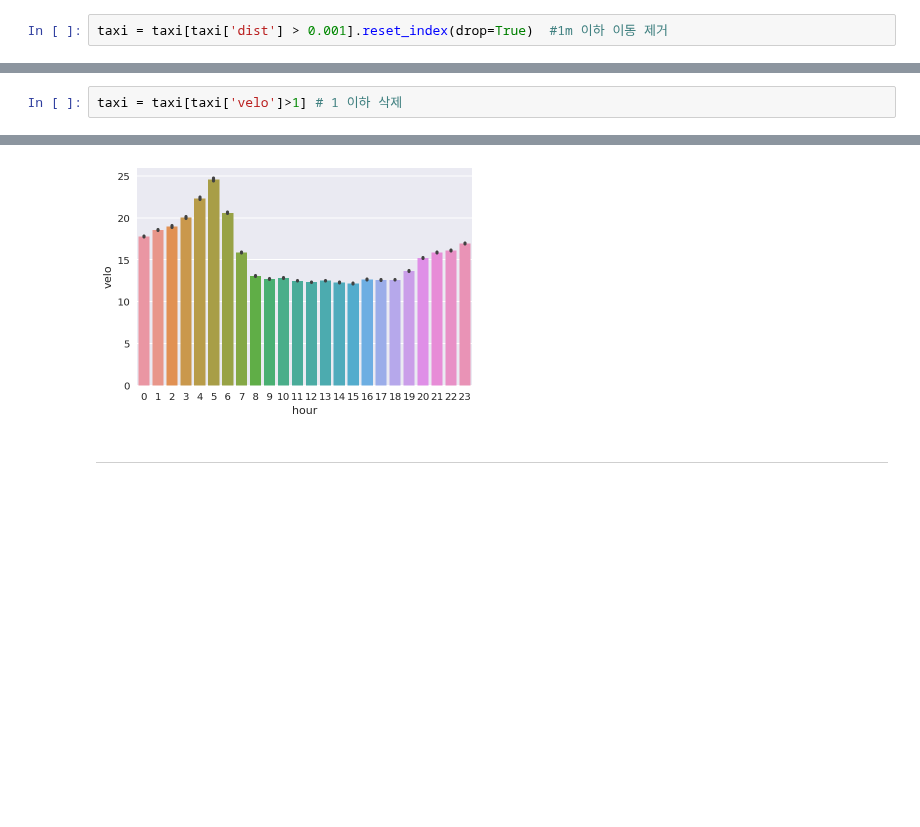
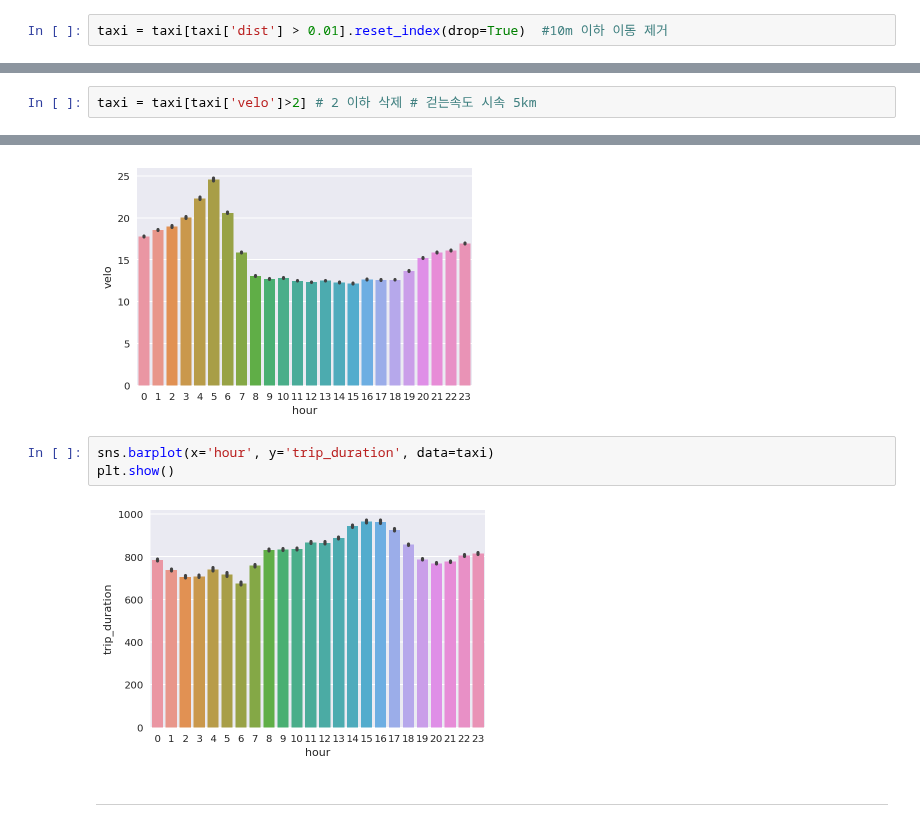
Before and after one commit to Moons08/dss-project-taxi, a Jupyter notebook: Mk/EDA_mk.ipynb, the cells around one changed output, grey strips where cells are left out. Cells and saved outputs as stored; diff of their text form; blank space fills up the shorter version.

```diff
--- a/Mk/EDA_mk.ipynb
+++ b/Mk/EDA_mk.ipynb
@@ -120,5 +120,5 @@ len(taxi['dist'][taxi['dist'] < 0.001])  #1m 이하 이동
 # %%
-taxi = taxi[taxi['dist'] > 0.001].reset_index(drop=True)  #1m 이하 이동 제거
+taxi = taxi[taxi['dist'] > 0.01].reset_index(drop=True)  #10m 이하 이동 제거
 # %%
 len(taxi)
 # %% [output]
@@ -135,7 +135,7 @@ plt.scatter(taxi['velo'], taxi.index, s=0.05)
 <matplotlib.collections.PathCollection at 0x...>
 [figure]
 # %%
-taxi = taxi[taxi['velo']>1] # 1 이하 삭제
+taxi = taxi[taxi['velo']>2] # 2 이하 삭제 # 걷는속도 시속 5km
 # %%
 plt.xlim(-1, 10)
 plt.scatter(taxi['velo'], taxi.index, s=0.05)
@@ -152,6 +160,11 @@ sns.barplot(x='hour', y='velo', data=taxi)
 plt.show()
 # %% [output]
 [figure]
+# %%
+sns.barplot(x='hour', y='trip_duration', data=taxi)
+plt.show()
+# %% [output]
+[figure, added]
 # %% [markdown]
 ---
 # %%
```
Also changed, not shown: parts of 9 cells of this notebook.
